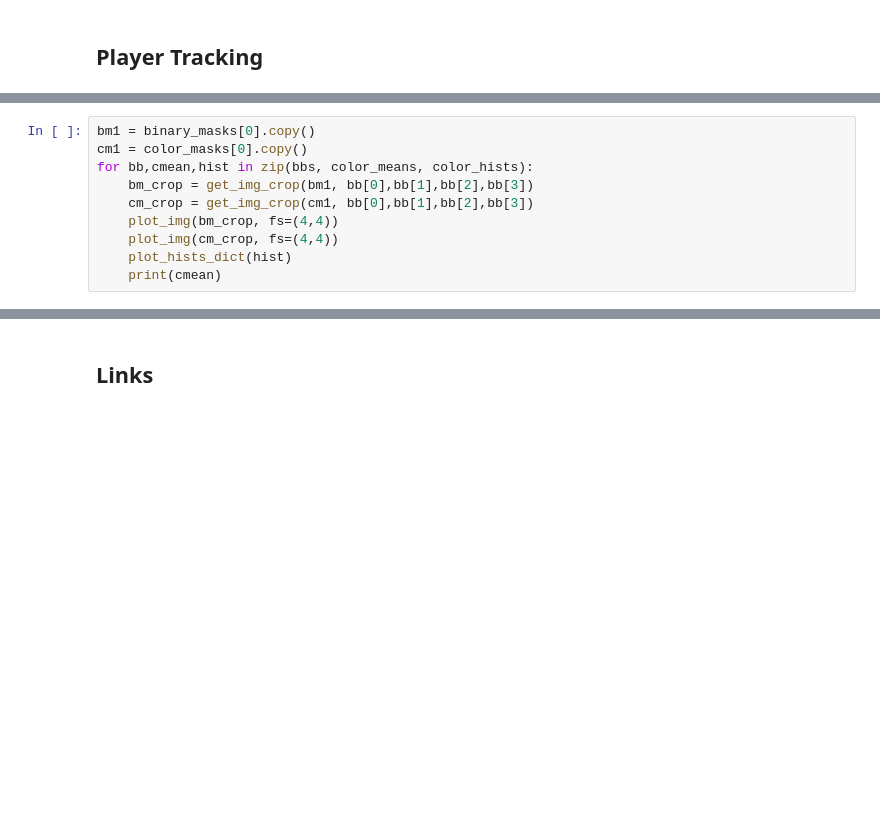
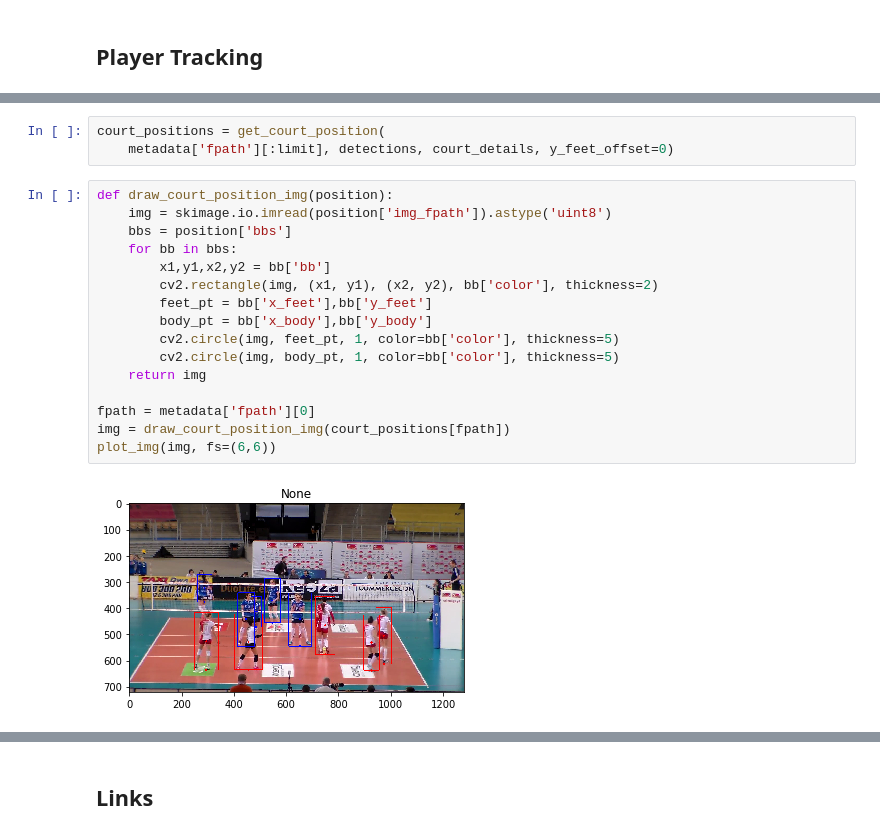
Before and after one commit to bfortuner/computer-vision, a Jupyter notebook: applied/PlayerTrackingKalmanFilter.ipynb, the cells around one changed output, grey strips where cells are left out. Saved outputs shown, nothing was run; the diff lists cells and outputs as text; blank space fills up the shorter version.

```diff
--- a/applied/PlayerTrackingKalmanFilter.ipynb
+++ b/applied/PlayerTrackingKalmanFilter.ipynb
@@ -612,10 +608,0 @@ HTML(anim.to_html5_video())
-# %%
-bm1 = binary_masks[0].copy()
-cm1 = color_masks[0].copy()
-for bb,cmean,hist in zip(bbs, color_means, color_hists):
-    bm_crop = get_img_crop(bm1, bb[0],bb[1],bb[2],bb[3])
-    cm_crop = get_img_crop(cm1, bb[0],bb[1],bb[2],bb[3])
-    plot_img(bm_crop, fs=(4,4))
-    plot_img(cm_crop, fs=(4,4))
-    plot_hists_dict(hist)
-    print(cmean)
@@ -625,0 +675,21 @@ for bb,cmean,hist in zip(bbs, color_means, color_hists):
+# %%
+court_positions = get_court_position(
+    metadata['fpath'][:limit], detections, court_details, y_feet_offset=0)
+# %%
+def draw_court_position_img(position):
+    img = skimage.io.imread(position['img_fpath']).astype('uint8')
+    bbs = position['bbs']
+    for bb in bbs:
+        x1,y1,x2,y2 = bb['bb']
+        cv2.rectangle(img, (x1, y1), (x2, y2), bb['color'], thickness=2)
+        feet_pt = bb['x_feet'],bb['y_feet']
+        body_pt = bb['x_body'],bb['y_body']
+        cv2.circle(img, feet_pt, 1, color=bb['color'], thickness=5)
+        cv2.circle(img, body_pt, 1, color=bb['color'], thickness=5)
+    return img
+
+fpath = metadata['fpath'][0]
+img = draw_court_position_img(court_positions[fpath])
+plot_img(img, fs=(6,6))
+# %% [output]
+[figure, added]
```
Also changed, not shown: parts of 73 cells of this notebook, 4 other files.
